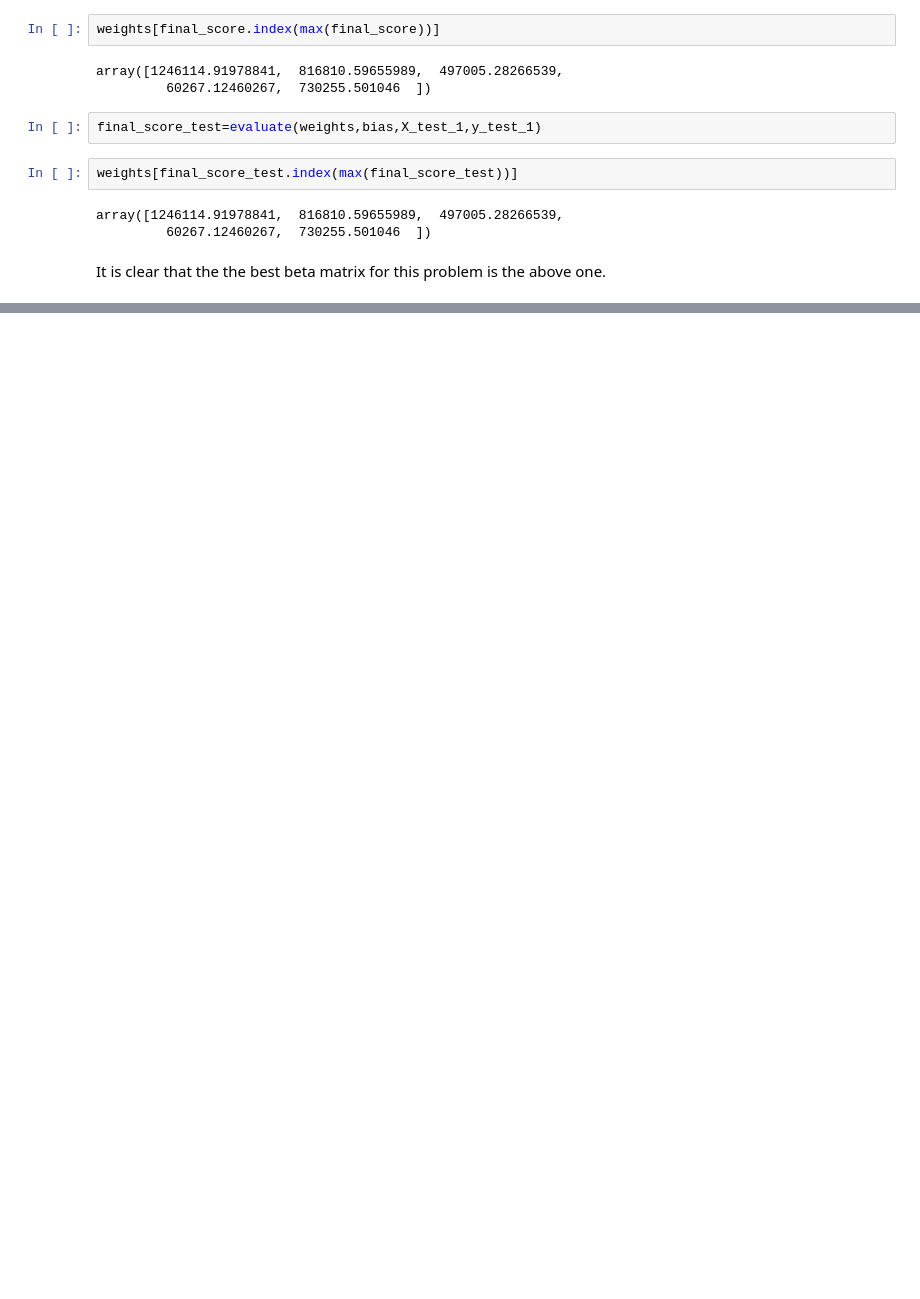
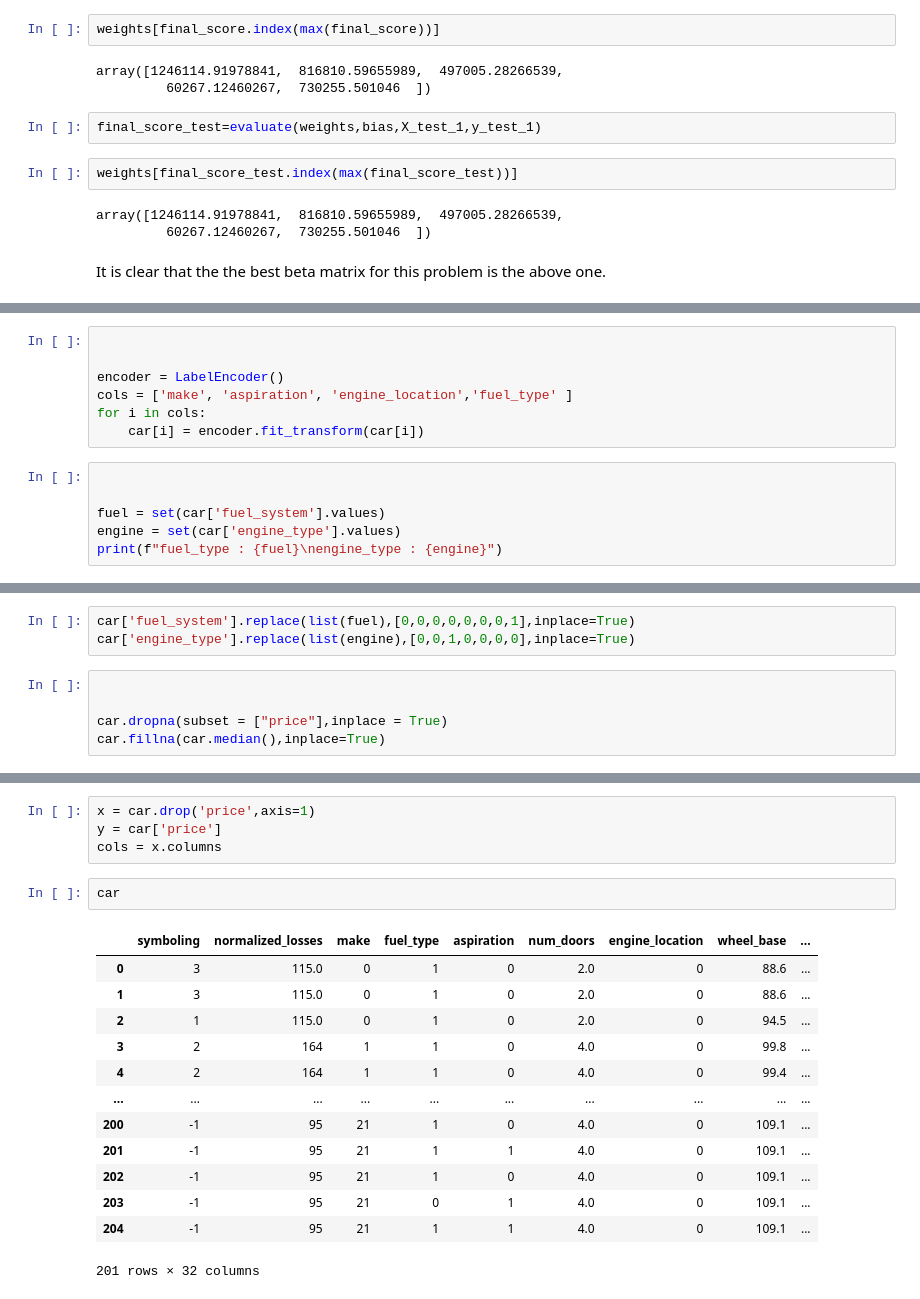
Before and after one commit to MajorCode869/sem5, a Jupyter notebook: usa-housing-1.ipynb, the cells around one changed output, grey strips where cells are left out. Cells and saved outputs as stored; diff of their text form; blank space fills up the shorter version.

```diff
--- a/usa-housing-1.ipynb
+++ b/usa-housing-1.ipynb
@@ -449,0 +591,13 @@ It is clear that the the best beta matrix for this problem is the above one.
+# %%
+
+
+encoder = LabelEncoder()
+cols = ['make', 'aspiration', 'engine_location','fuel_type' ]
+for i in cols:
+    car[i] = encoder.fit_transform(car[i])
+# %%
+
+
+fuel = set(car['fuel_system'].values)
+engine = set(car['engine_type'].values)
+print(f"fuel_type : {fuel}\nengine_type : {engine}")
@@ -449,0 +607,8 @@ It is clear that the the best beta matrix for this problem is the above one.
+# %%
+car['fuel_system'].replace(list(fuel),[0,0,0,0,0,0,0,1],inplace=True)
+car['engine_type'].replace(list(engine),[0,0,1,0,0,0,0],inplace=True)
+# %%
+
+
+car.dropna(subset = ["price"],inplace = True)
+car.fillna(car.median(),inplace=True)
@@ -449,0 +635,20 @@ It is clear that the the best beta matrix for this problem is the above one.
+# %%
+x = car.drop('price',axis=1)
+y = car['price']
+cols = x.columns
+# %%
+car
+# %% [output]
+|  | symboling | normalized_losses | make | fuel_type | aspiration | num_doors | engine_location | wheel_base | ... |
+| 0 | 3 | 115.0 | 0 | 1 | 0 | 2.0 | 0 | 88.6 | ... |
+| 1 | 3 | 115.0 | 0 | 1 | 0 | 2.0 | 0 | 88.6 | ... |
+| 2 | 1 | 115.0 | 0 | 1 | 0 | 2.0 | 0 | 94.5 | ... |
+| 3 | 2 | 164 | 1 | 1 | 0 | 4.0 | 0 | 99.8 | ... |
+| 4 | 2 | 164 | 1 | 1 | 0 | 4.0 | 0 | 99.4 | ... |
+| ... | ... | ... | ... | ... | ... | ... | ... | ... | ... |
+| 200 | -1 | 95 | 21 | 1 | 0 | 4.0 | 0 | 109.1 | ... |
+| 201 | -1 | 95 | 21 | 1 | 1 | 4.0 | 0 | 109.1 | ... |
+| 202 | -1 | 95 | 21 | 1 | 0 | 4.0 | 0 | 109.1 | ... |
+| 203 | -1 | 95 | 21 | 0 | 1 | 4.0 | 0 | 109.1 | ... |
+| 204 | -1 | 95 | 21 | 1 | 1 | 4.0 | 0 | 109.1 | ... |
+201 rows × 32 columns
```
Also changed, not shown: parts of 27 cells of this notebook.
